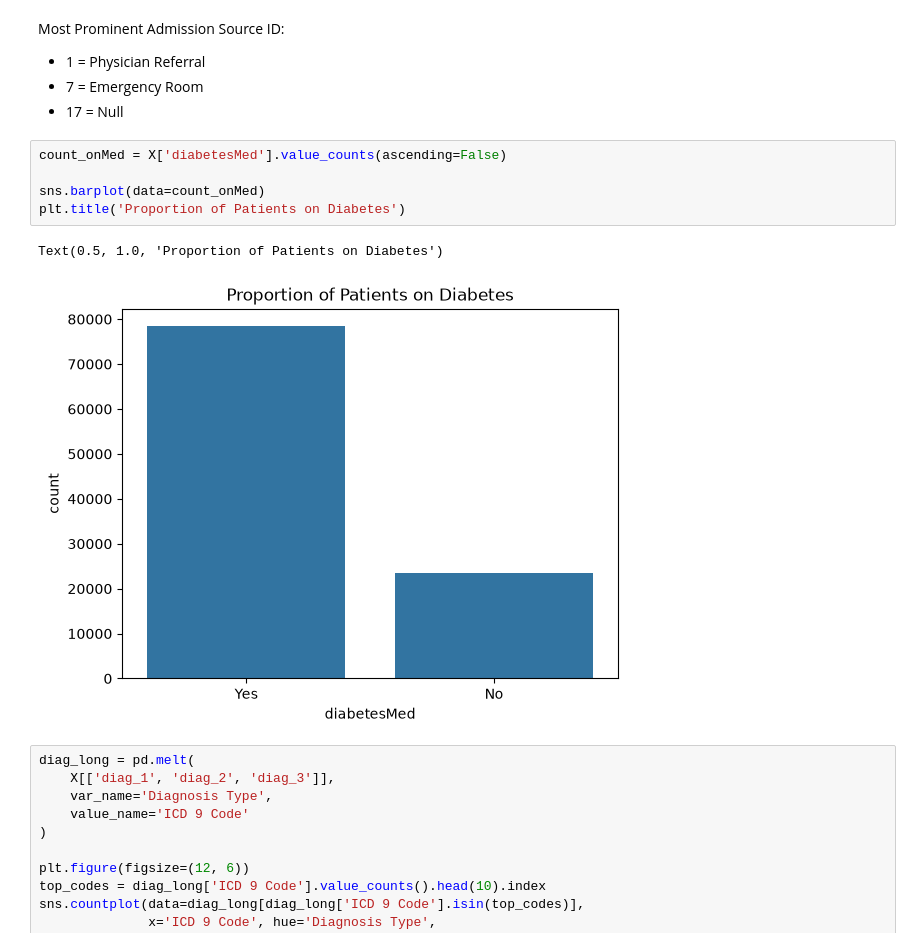
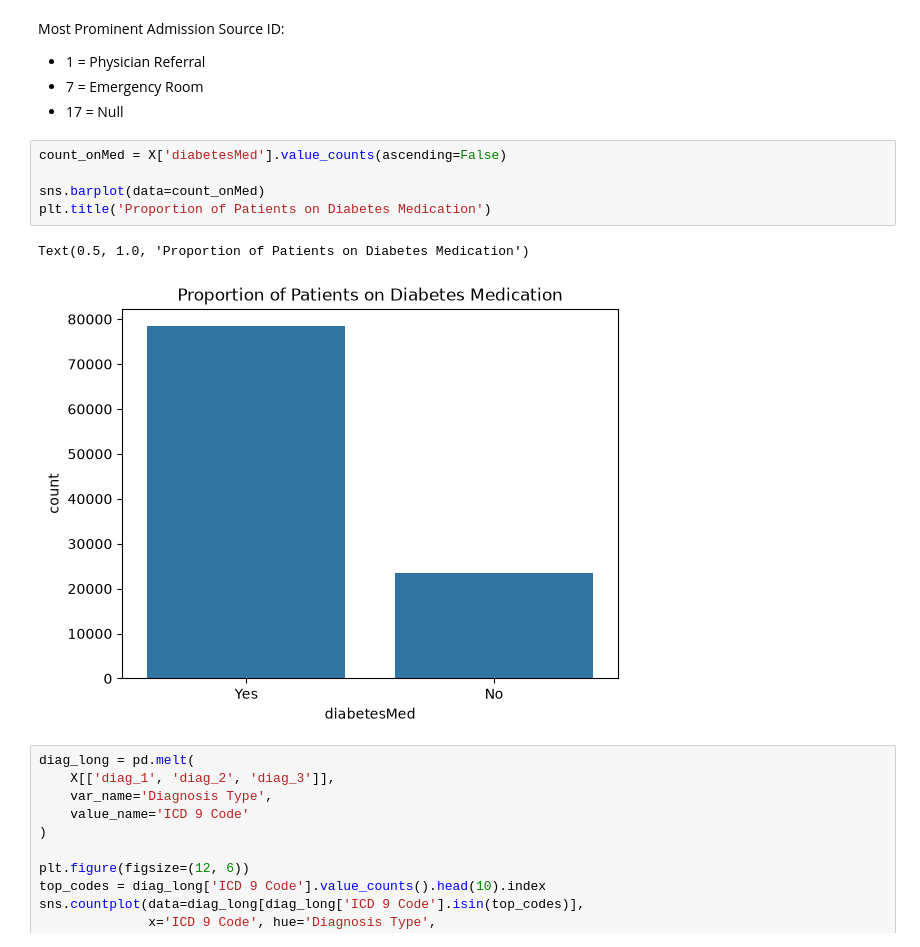
Before and after one commit to benly03/Hospital_readmission, a Jupyter notebook: Hospital_Readmission.ipynb, the cells around one changed output. Saved outputs shown, nothing was run; the diff lists cells and outputs as text.

```diff
--- a/Hospital_Readmission.ipynb
+++ b/Hospital_Readmission.ipynb
@@ -163,11 +163,11 @@ Most Prominent Admission Source ID:
 # %%
 count_onMed = X['diabetesMed'].value_counts(ascending=False)
 
 sns.barplot(data=count_onMed)
-plt.title('Proportion of Patients on Diabetes')
+plt.title('Proportion of Patients on Diabetes Medication')
 # %% [output]
-Text(0.5, 1.0, 'Proportion of Patients on Diabetes')
+Text(0.5, 1.0, 'Proportion of Patients on Diabetes Medication')
-[figure, old version]
+[figure, new version]
 # %%
 diag_long = pd.melt(
     X[['diag_1', 'diag_2', 'diag_3']],
```
Also changed, not shown: parts of 21 cells of this notebook.
